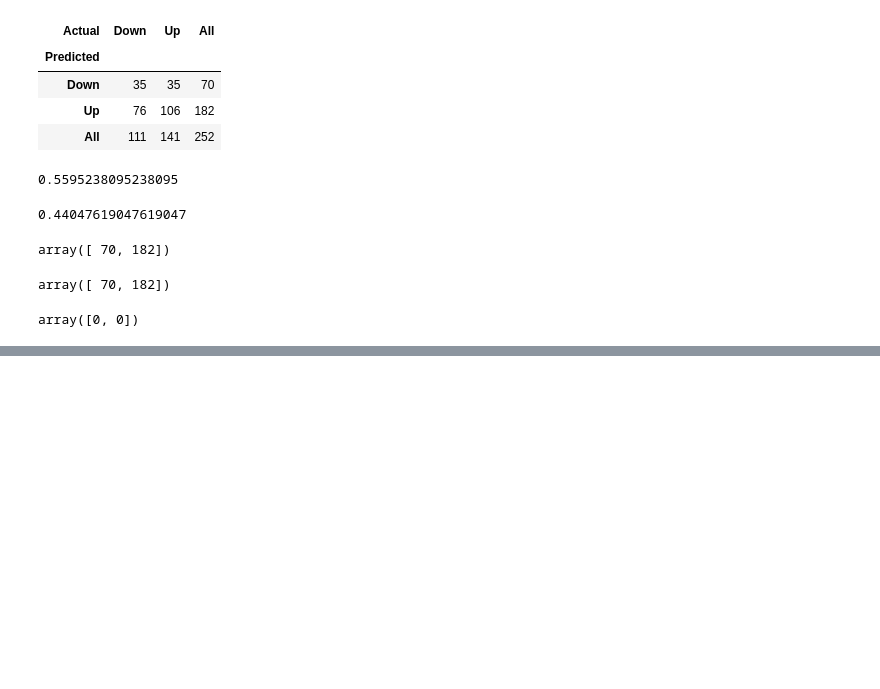
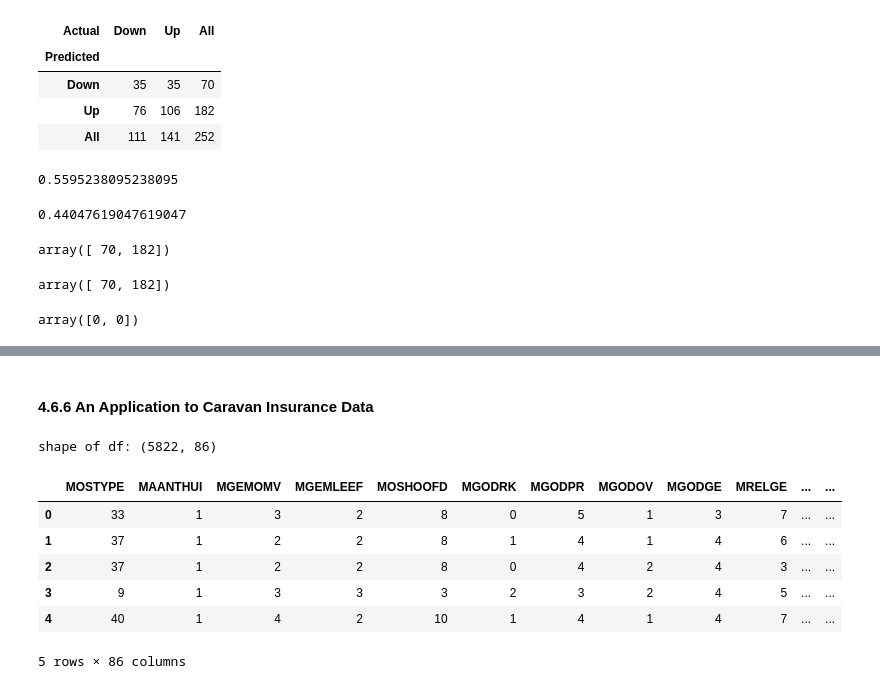
Before and after one commit to DTRuiz/ISLpy, a Jupyter notebook: Chapter4_notes.ipynb, the cells around one changed output, grey strips where cells are left out. Saved outputs shown, nothing was run; the diff lists cells and outputs as text; code cells hidden in the pictures; blank space fills up the shorter version.

```diff
--- a/Chapter4_notes.ipynb
+++ b/Chapter4_notes.ipynb
@@ -537,0 +614,2 @@ array([0, 0])
+# %% [markdown]
+#### 4.6.6 An Application to Caravan Insurance Data
@@ -537,0 +618,13 @@ array([0, 0])
+# %%
+df=df.drop(columns=['Unnamed: 0'])
+print("shape of df: " + str(df.shape))
+df.head()
+# %% [output]
+shape of df: (5822, 86)
+|  | MOSTYPE | MAANTHUI | MGEMOMV | MGEMLEEF | MOSHOOFD | MGODRK | MGODPR | MGODOV | MGODGE | MRELGE | ... | ... |
+| 0 | 33 | 1 | 3 | 2 | 8 | 0 | 5 | 1 | 3 | 7 | ... | ... |
+| 1 | 37 | 1 | 2 | 2 | 8 | 1 | 4 | 1 | 4 | 6 | ... | ... |
+| 2 | 37 | 1 | 2 | 2 | 8 | 0 | 4 | 2 | 4 | 3 | ... | ... |
+| 3 | 9 | 1 | 3 | 3 | 3 | 2 | 3 | 2 | 4 | 5 | ... | ... |
+| 4 | 40 | 1 | 4 | 2 | 10 | 1 | 4 | 1 | 4 | 7 | ... | ... |
+5 rows × 86 columns
```
Also changed, not shown: parts of 27 cells of this notebook.
